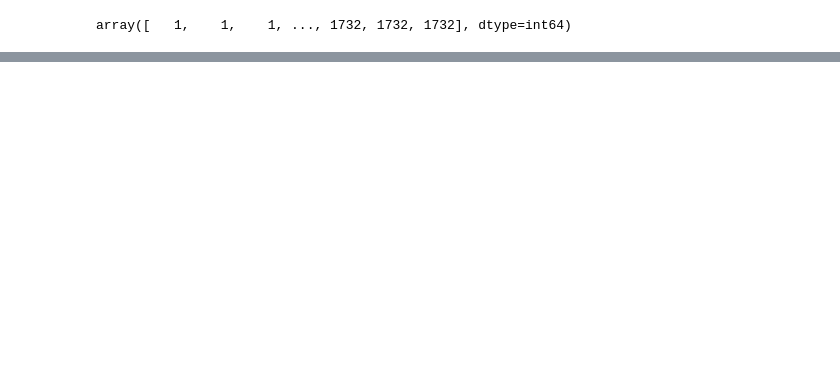
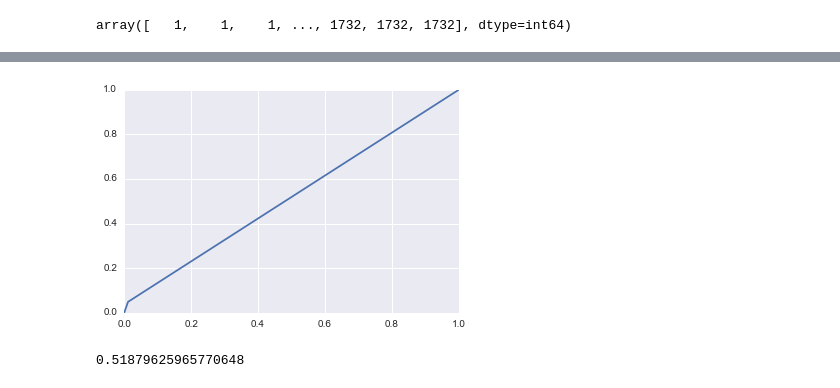
Before and after one commit to yugoli/prosperloananalysis-ipython, a Jupyter notebook: Prosper.ipynb, the cells around one changed output, grey strips where cells are left out. Cells and saved outputs as stored; diff of their text form; code cells hidden in the pictures; blank space fills up the shorter version.

```diff
--- a/Prosper.ipynb
+++ b/Prosper.ipynb
@@ -626,0 +623,13 @@ show_confusion_matrix(confusion_matrix, ['Class 0', 'Class 1'])
+# %%
+# ROC Curve
+fpr, tpr, _ = metrics.roc_curve(test_y, predict_y)
+
+plt.plot(fpr, tpr)
+# AUC
+auc = np.trapz(tpr,fpr)
+# %% [output]
+[figure, added]
+# %%
+auc #slightly better than a coin flip.
+# %% [output]
+0.51879625965770648
```
Also changed, not shown: parts of 6 cells of this notebook.
